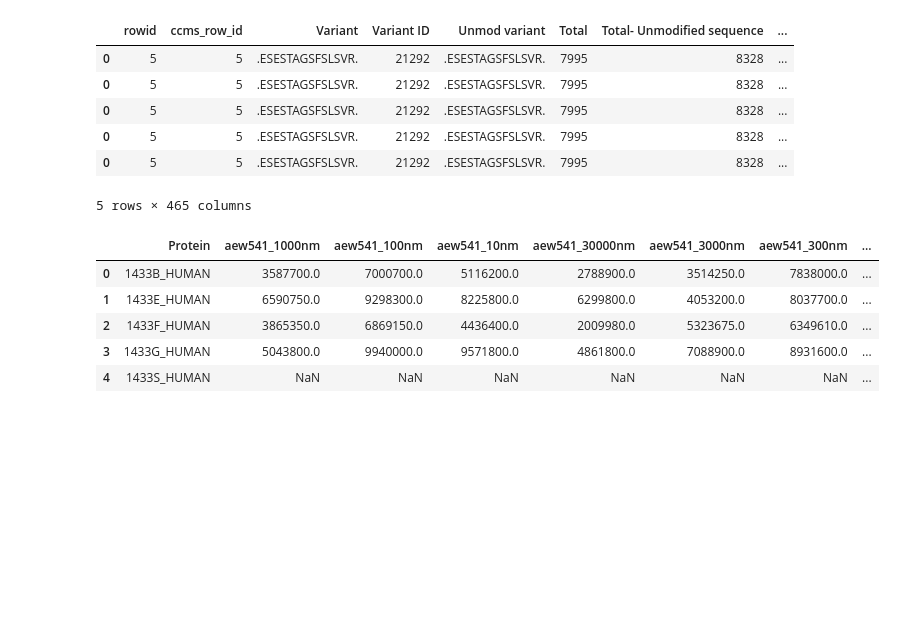
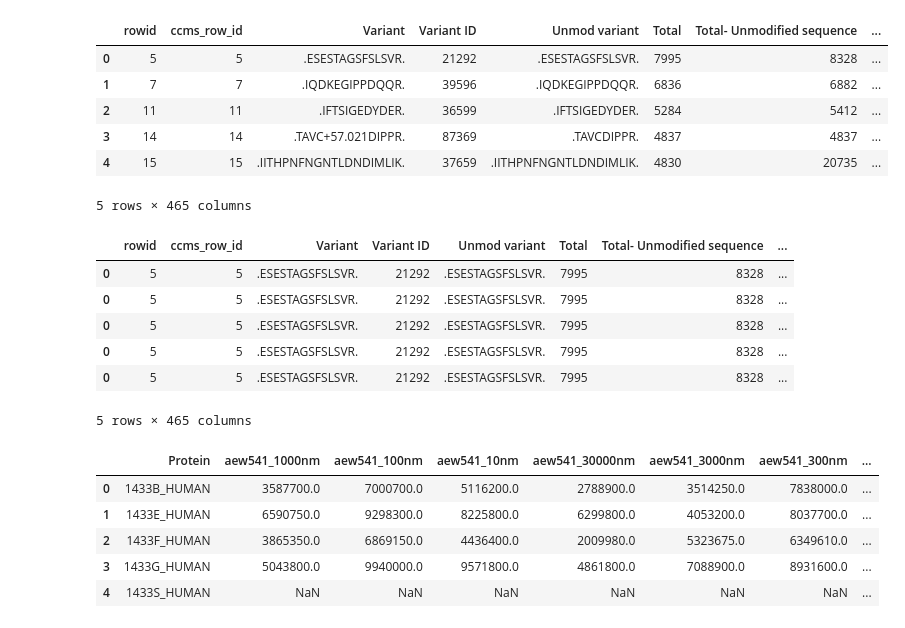
Before and after one commit to NandaKrishnaAchar/Big-Data-Science-Drug-Protein-Interactions, a Jupyter notebook: Statistical_Analysis.ipynb, the cells around one changed output. Saved outputs shown, nothing was run; the diff lists cells and outputs as text; code cells hidden in the pictures; blank space fills up the shorter version.

```diff
--- a/Statistical_Analysis.ipynb
+++ b/Statistical_Analysis.ipynb
@@ -27,9 +0,0 @@ df[['Variant', 'Mean_Abundance', 'Median_Abundance', 'StdDev_Abundance', 'aew541
-# %%
-for col in filtered_drug_columns:
-    df[col] = np.where(
-        df['Median_Abundance'] > 0,
-        np.log(df[col] / df['Median_Abundance'])/df[''],
-        np.nan
-    )
-
-print(df[['Variant', 'Mean_Abundance', 'Median_Abundance', 'StdDev_Abundance'] + filtered_drug_columns[:5]].head())
@@ -52,3 +113,13 @@ print(df[['Variant', 'Mean_Abundance', 'Median_Abundance', 'StdDev_Abundance'] +
+# %%
+df.head()
+# %% [output]
+|  | rowid | ccms_row_id | Variant | Variant ID | Unmod variant | Total | Total- Unmodified sequence | ... |
+| 0 | 5 | 5 | .ESESTAGSFSLSVR. | 21292 | .ESESTAGSFSLSVR. | 7995 | 8328 | ... |
+| 1 | 7 | 7 | .IQDKEGIPPDQQR. | 39596 | .IQDKEGIPPDQQR. | 6836 | 6882 | ... |
+| 2 | 11 | 11 | .IFTSIGEDYDER. | 36599 | .IFTSIGEDYDER. | 5284 | 5412 | ... |
+| 3 | 14 | 14 | .TAVC+57.021DIPPR. | 87369 | .TAVCDIPPR. | 4837 | 4837 | ... |
+| 4 | 15 | 15 | .IITHPNFNGNTLDNDIMLIK. | 37659 | .IITHPNFNGNTLDNDIMLIK. | 4830 | 20735 | ... |
+5 rows × 465 columns
 # %%
 import pandas as pd
 import numpy as np
```
Also changed, not shown: parts of 5 cells of this notebook.
